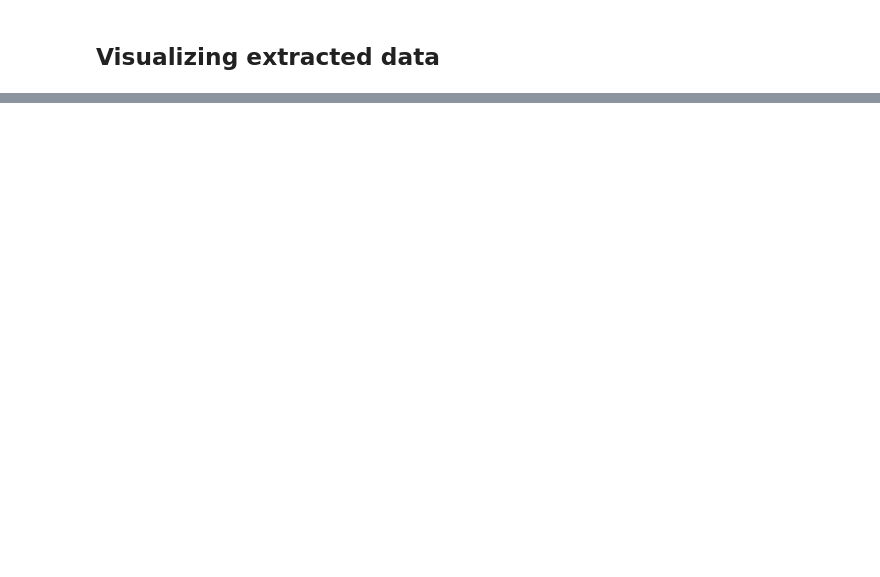
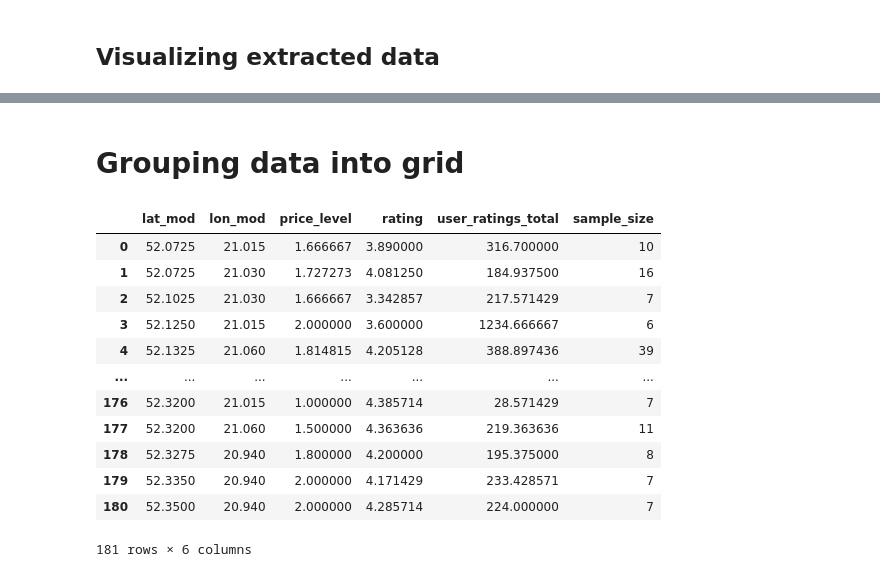
Before and after one commit to Jan-Majewski/Project_Portfolio, a Jupyter notebook: 03_Real_Estate_pricing_in_Warsaw/03_04_Creating_cultural_score.ipynb, the cells around one changed output, grey strips where cells are left out. Drawn from its saved outputs; the diff is of its cells as text; code cells hidden in the pictures; blank space fills up the shorter version.

```diff
--- a/03_Real_Estate_pricing_in_Warsaw/03_04_Creating_cultural_score.ipynb
+++ b/03_Real_Estate_pricing_in_Warsaw/03_04_Creating_cultural_score.ipynb
@@ -189,4 +216,2 @@ Name: lat, Length: 773, dtype: float64
 # %%
 df_restaurants=df_restaurants.drop_duplicates()
-# %%
-df_restaurants=df_restaurants[df_restaurants.lat.isna()==False]
@@ -321,0 +412,33 @@ iplot(figure)
+# %% [markdown]
+# Grouping data into grid
+# %%
+rounding_num=0.015 #roundign coordinates by chosen precision creates a grid
+df_restaurants["lon_mod"]=np.round(df_restaurants.lon/rounding_num,0)*rounding_num
+correction_coeff=0.5
+
+df_restaurants["lat_mod"]=np.round(df_restaurants.lat/(rounding_num*correction_coeff),0)*(rounding_num*correction_coeff)
+df_restaurants["lon_mod"]=np.round(df_restaurants["lon_mod"],4)
+df_restaurants["lat_mod"]=np.round(df_restaurants["lat_mod"],4)
+# %%
+# Creating grid dataframe with average unit prices for each tile. Excluding tiles with sample below 3 as insufficient samples.
+df_map=df_restaurants[["lat_mod","lon_mod","price_level","rating",'user_ratings_total']].groupby(["lat_mod","lon_mod"], as_index=False).mean()
+df_map["sample_size"]=df_restaurants[["lat_mod","lon_mod","place_id"]].groupby(["lat_mod","lon_mod"], as_index=False).count().place_id
+# %%
+df_map=df_map.query("sample_size>5")
+df_map.reset_index(inplace=True,drop=True)
+# %%
+df_map
+# %% [output]
+|  | lat_mod | lon_mod | price_level | rating | user_ratings_total | sample_size |
+| 0 | 52.0725 | 21.015 | 1.666667 | 3.890000 | 316.700000 | 10 |
+| 1 | 52.0725 | 21.030 | 1.727273 | 4.081250 | 184.937500 | 16 |
+| 2 | 52.1025 | 21.030 | 1.666667 | 3.342857 | 217.571429 | 7 |
+| 3 | 52.1250 | 21.015 | 2.000000 | 3.600000 | 1234.666667 | 6 |
+| 4 | 52.1325 | 21.060 | 1.814815 | 4.205128 | 388.897436 | 39 |
+| ... | ... | ... | ... | ... | ... | ... |
+| 176 | 52.3200 | 21.015 | 1.000000 | 4.385714 | 28.571429 | 7 |
+| 177 | 52.3200 | 21.060 | 1.500000 | 4.363636 | 219.363636 | 11 |
+| 178 | 52.3275 | 20.940 | 1.800000 | 4.200000 | 195.375000 | 8 |
+| 179 | 52.3350 | 20.940 | 2.000000 | 4.171429 | 233.428571 | 7 |
+| 180 | 52.3500 | 20.940 | 2.000000 | 4.285714 | 224.000000 | 7 |
+181 rows × 6 columns
```
Also changed, not shown: parts of 50 cells of this notebook.
